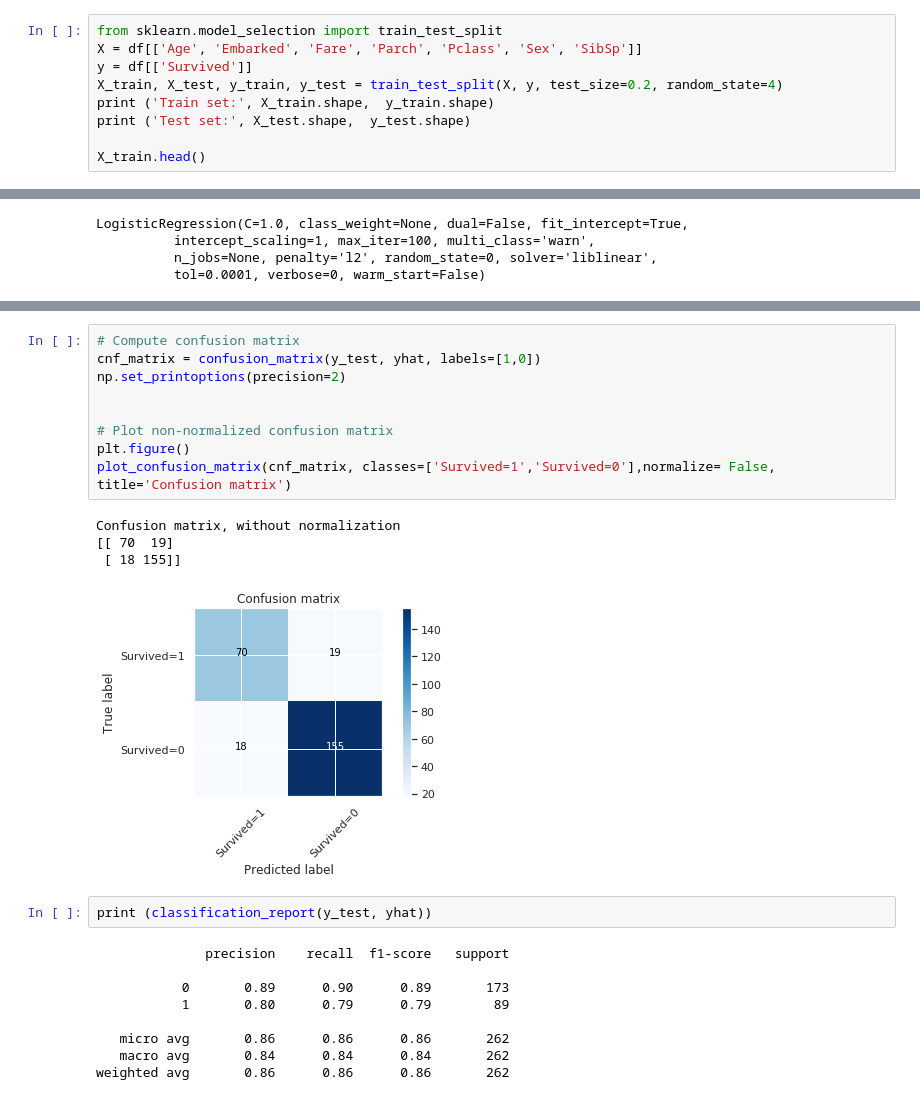
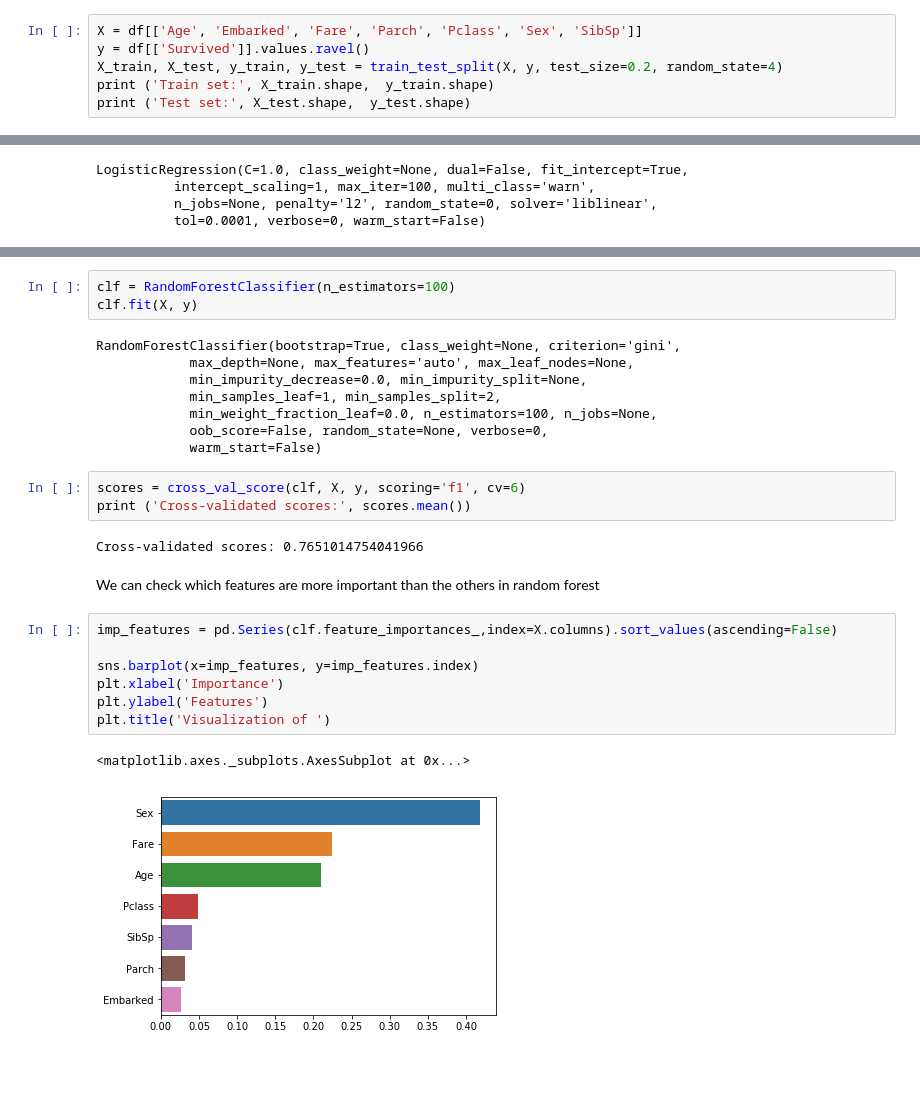
Before and after one commit to Michelangelo367/data-science-portfolio, a Jupyter notebook: titanic-disaster/Titanic Disaster.ipynb, the cells around one changed output, grey strips where cells are left out. Drawn from its saved outputs; the diff is of its cells as text; blank space fills up the shorter version.

```diff
--- a/titanic-disaster/Titanic Disaster.ipynb
+++ b/titanic-disaster/Titanic Disaster.ipynb
@@ -85,10 +105,7 @@ df.replace(cols, inplace=True)
 # %%
-from sklearn.model_selection import train_test_split
 X = df[['Age', 'Embarked', 'Fare', 'Parch', 'Pclass', 'Sex', 'SibSp']]
-y = df[['Survived']]
+y = df[['Survived']].values.ravel()
 X_train, X_test, y_train, y_test = train_test_split(X, y, test_size=0.2, random_state=4)
 print ('Train set:', X_train.shape,  y_train.shape)
 print ('Test set:', X_test.shape,  y_test.shape)
-
-X_train.head()
 # %% [output]
@@ -160,25 +135,28 @@ print(confusion_matrix(y_test, yhat, labels=[1,0]))
-# %%
-# Compute confusion matrix
-cnf_matrix = confusion_matrix(y_test, yhat, labels=[1,0])
-np.set_printoptions(precision=2)
-
-
-# Plot non-normalized confusion matrix
-plt.figure()
-plot_confusion_matrix(cnf_matrix, classes=['Survived=1','Survived=0'],normalize= False,  title='Confusion matrix')
-# %% [output]
-Confusion matrix, without normalization
-[[ 70  19]
- [ 18 155]]
-[figure, removed]
-# %%
-print (classification_report(y_test, yhat))
-# %% [output]
-              precision    recall  f1-score   support
-
-           0       0.89      0.90      0.89       173
-           1       0.80      0.79      0.79        89
-
-   micro avg       0.86      0.86      0.86       262
-   macro avg       0.84      0.84      0.84       262
-weighted avg       0.86      0.86      0.86       262
+# %%
+clf = RandomForestClassifier(n_estimators=100)
+clf.fit(X, y)
+# %% [output]
+RandomForestClassifier(bootstrap=True, class_weight=None, criterion='gini',
+            max_depth=None, max_features='auto', max_leaf_nodes=None,
+            min_impurity_decrease=0.0, min_impurity_split=None,
+            min_samples_leaf=1, min_samples_split=2,
+            min_weight_fraction_leaf=0.0, n_estimators=100, n_jobs=None,
+            oob_score=False, random_state=None, verbose=0,
+            warm_start=False)
+# %%
+scores = cross_val_score(clf, X, y, scoring='f1', cv=6)
+print ('Cross-validated scores:', scores.mean())
+# %% [output]
+Cross-validated scores: 0.7651014754041966
+# %% [markdown]
+We can check which features are more important than the others in random forest
+# %%
+imp_features = pd.Series(clf.feature_importances_,index=X.columns).sort_values(ascending=False)
+
+sns.barplot(x=imp_features, y=imp_features.index)
+plt.xlabel('Importance')
+plt.ylabel('Features')
+plt.title('Visualization of ')
+# %% [output]
+<matplotlib.axes._subplots.AxesSubplot at 0x...>
+[figure, added]
```
Also changed, not shown: parts of 27 cells of this notebook.
